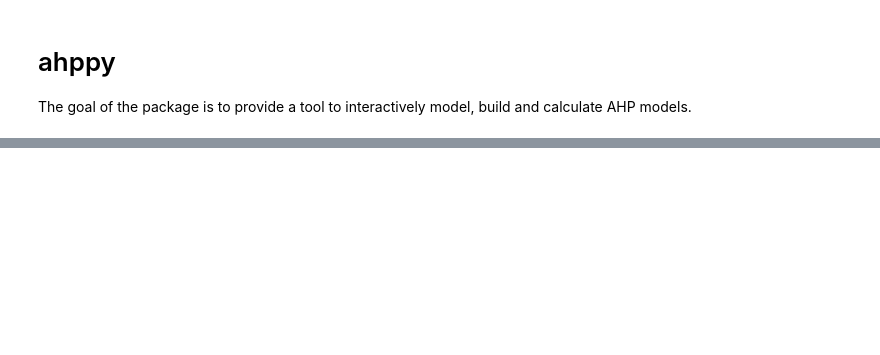
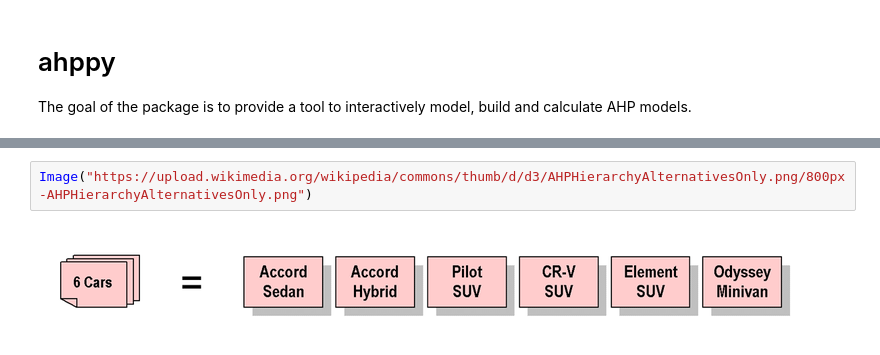
Before and after one commit to iyedg/laptop_ahp, a Jupyter notebook: notebooks/laptop_ahp.ipynb, the cells around one changed output, grey strips where cells are left out. Cells and saved outputs as stored; diff of their text form; blank space fills up the shorter version.

```diff
--- a/notebooks/laptop_ahp.ipynb
+++ b/notebooks/laptop_ahp.ipynb
@@ -108,0 +14,4 @@ dtype: float64
+# %%
+Image("https://upload.wikimedia.org/wikipedia/commons/thumb/d/d3/AHPHierarchyAlternativesOnly.png/800px-AHPHierarchyAlternativesOnly.png")
+# %% [output]
+[figure, added]
```
Also changed, not shown: parts of 30 cells of this notebook, 5 other files.
